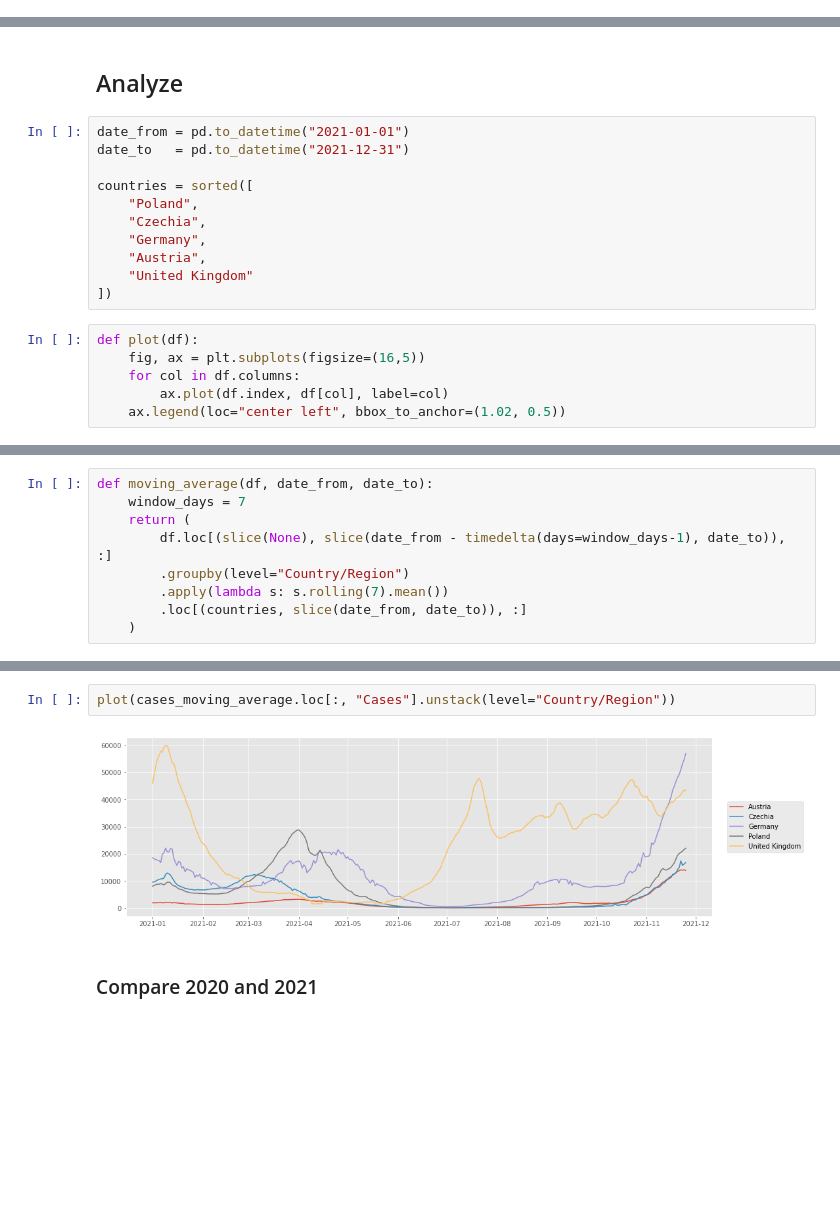
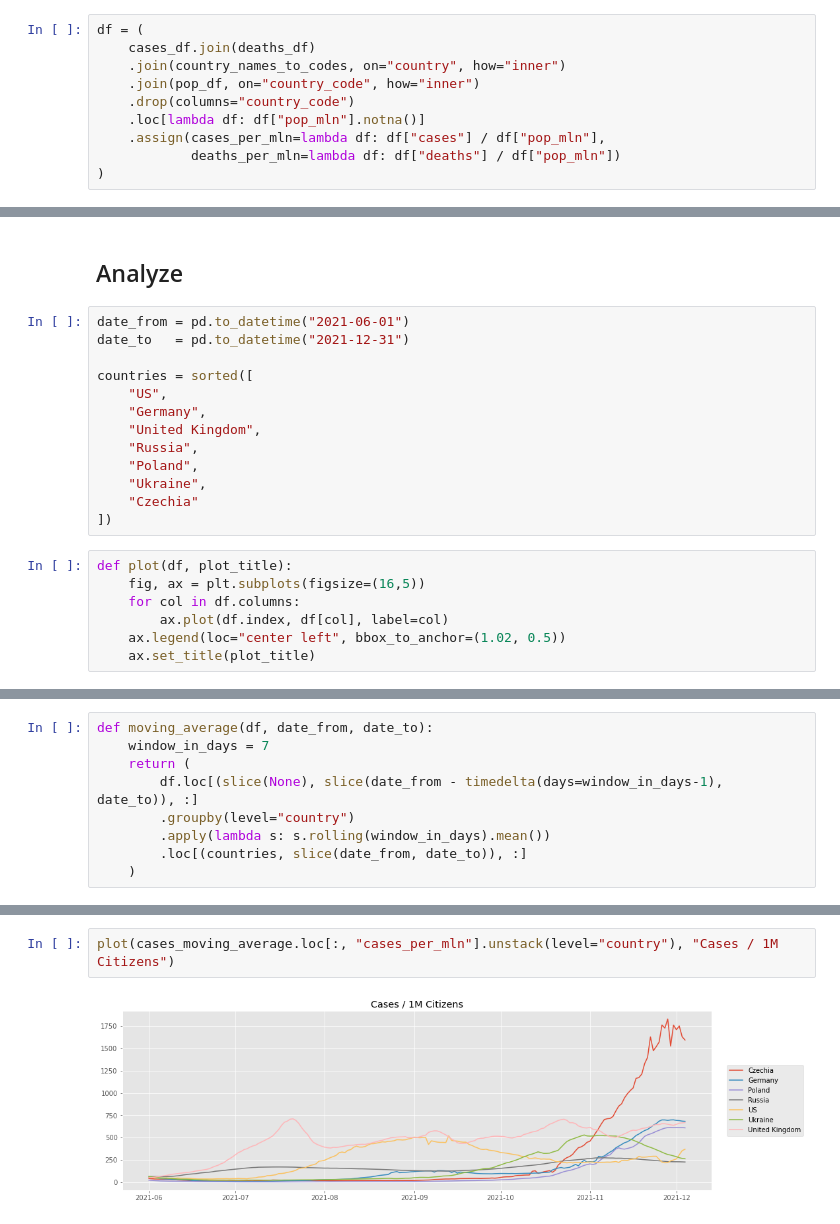
Before and after one commit to jaroslawr/jupyter-notebooks, a Jupyter notebook: dataset_covid/dataset_covid.ipynb, the cells around one changed output, grey strips where cells are left out. Cells and saved outputs as stored; diff of their text form; blank space fills up the shorter version.

Commit message:
[covid] Normalize the plots by dividing by the number of citizens.

```diff
--- a/dataset_covid/dataset_covid.ipynb
+++ b/dataset_covid/dataset_covid.ipynb
@@ -71,0 +129,10 @@ df.head(5)
+# %%
+df = (
+    cases_df.join(deaths_df)
+    .join(country_names_to_codes, on="country", how="inner")
+    .join(pop_df, on="country_code", how="inner")
+    .drop(columns="country_code")
+    .loc[lambda df: df["pop_mln"].notna()]
+    .assign(cases_per_mln=lambda df: df["cases"] / df["pop_mln"],
+            deaths_per_mln=lambda df: df["deaths"] / df["pop_mln"])
+)
@@ -72,19 +175,22 @@ df.head(5)
 # %% [markdown]
 ## Analyze
 # %%
-date_from = pd.to_datetime("2021-01-01")
+date_from = pd.to_datetime("2021-06-01")
 date_to   = pd.to_datetime("2021-12-31")
 
 countries = sorted([
+    "US",
+    "Germany",
+    "United Kingdom",
+    "Russia",
     "Poland",
-    "Czechia",
-    "Germany",
-    "Austria",
-    "United Kingdom"
+    "Ukraine",
+    "Czechia"
 ])
 # %%
-def plot(df):
+def plot(df, plot_title):
     fig, ax = plt.subplots(figsize=(16,5))
     for col in df.columns:
         ax.plot(df.index, df[col], label=col)
     ax.legend(loc="center left", bbox_to_anchor=(1.02, 0.5))
+    ax.set_title(plot_title)
@@ -155,10 +199,10 @@ plot(cases_week_by_week.unstack(level="Country/Region"))
 # %%
 def moving_average(df, date_from, date_to):
-    window_days = 7
+    window_in_days = 7
     return (
-        df.loc[(slice(None), slice(date_from - timedelta(days=window_days-1), date_to)), :]
-        .groupby(level="Country/Region")
-        .apply(lambda s: s.rolling(7).mean())
+        df.loc[(slice(None), slice(date_from - timedelta(days=window_in_days-1), date_to)), :]
+        .groupby(level="country")
+        .apply(lambda s: s.rolling(window_in_days).mean())
         .loc[(countries, slice(date_from, date_to)), :]
     )
 # %%
@@ -186,6 +228,4 @@ cases_moving_average.groupby(level="Country/Region").tail(10)
 # %%
-plot(cases_moving_average.loc[:, "Cases"].unstack(level="Country/Region"))
+plot(cases_moving_average.loc[:, "cases_per_mln"].unstack(level="country"), "Cases / 1M Citizens")
 # %% [output]
-[figure, old version]
+[figure, new version]
-# %% [markdown]
-### Compare 2020 and 2021
```
Also changed, not shown: parts of 35 cells of this notebook, 4 other files.
